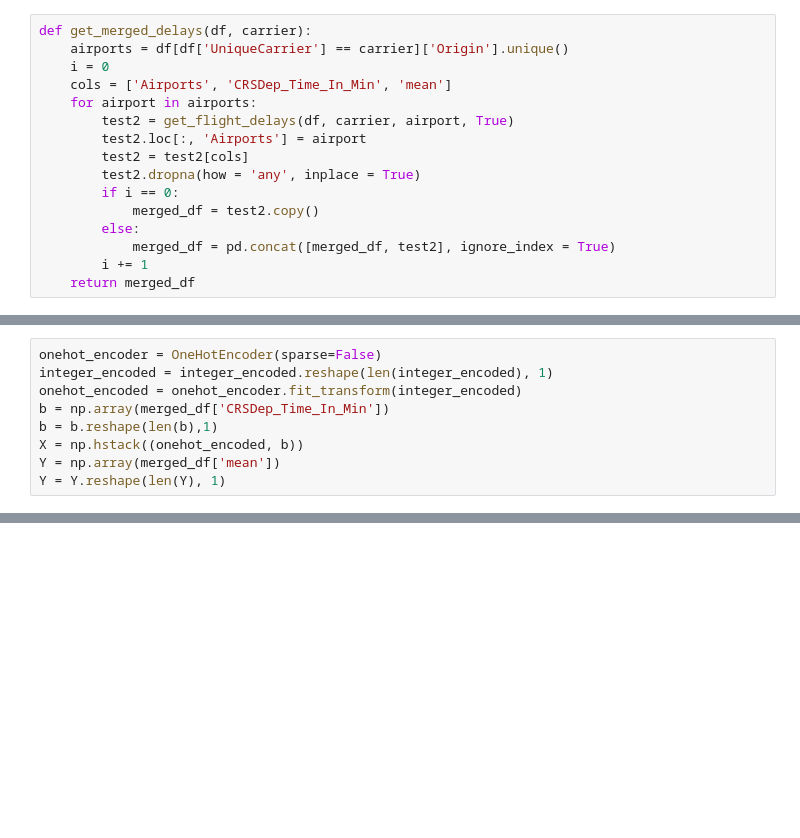
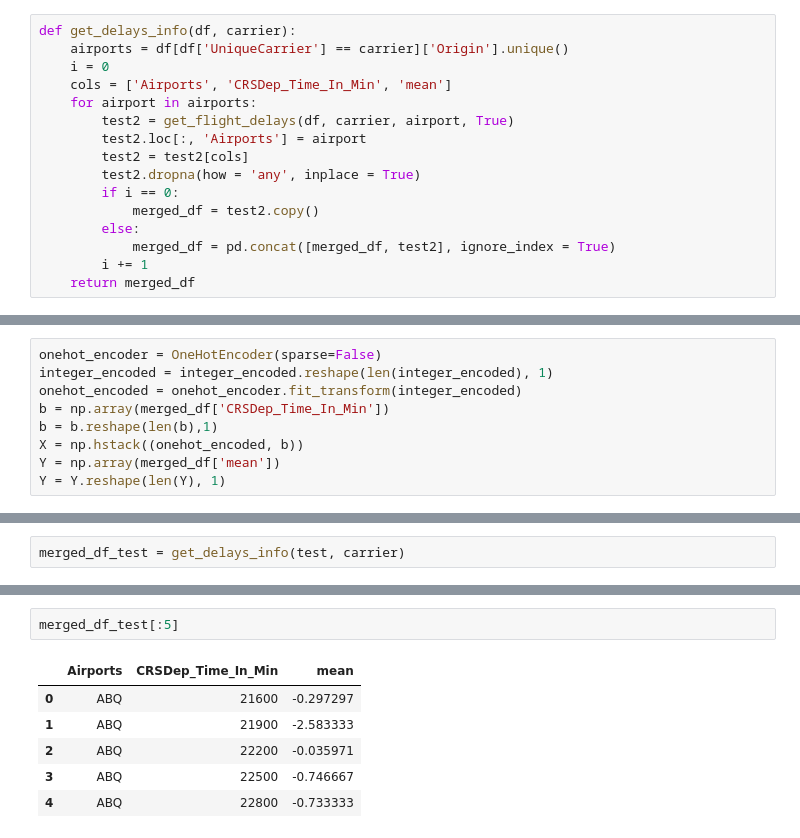
Before and after one commit to tninh/Flights-Delay-Prediction, a Jupyter notebook: script/read_data_0.ipynb, the cells around one changed output, grey strips where cells are left out. Saved outputs shown, nothing was run; the diff lists cells and outputs as text; blank space fills up the shorter version.

```diff
--- a/script/read_data_0.ipynb
+++ b/script/read_data_0.ipynb
@@ -320,7 +320,7 @@ train = df1[df1['CRSDep_Date_Time'].apply(lambda x:x.date()) < datetime.date(200
 test = df1[df1['CRSDep_Date_Time'].apply(lambda x:x.date()) > datetime.date(2008, 5, 23)]
 df2 = train
 # %%
-def get_merged_delays(df, carrier):
+def get_delays_info(df, carrier):
     airports = df[df['UniqueCarrier'] == carrier]['Origin'].unique()
     i = 0
     cols = ['Airports', 'CRSDep_Time_In_Min', 'mean']
@@ -448,0 +514,2 @@ SystemError: Failed to solve the system of normal equations
+# %%
+merged_df_test = get_delays_info(test, carrier)
@@ -448,0 +531,9 @@ SystemError: Failed to solve the system of normal equations
+# %%
+merged_df_test[:5]
+# %% [output]
+|  | Airports | CRSDep_Time_In_Min | mean |
+| 0 | ABQ | 21600 | -0.297297 |
+| 1 | ABQ | 21900 | -2.583333 |
+| 2 | ABQ | 22200 | -0.035971 |
+| 3 | ABQ | 22500 | -0.746667 |
+| 4 | ABQ | 22800 | -0.733333 |
```
Also changed, not shown: parts of 17 cells of this notebook.
